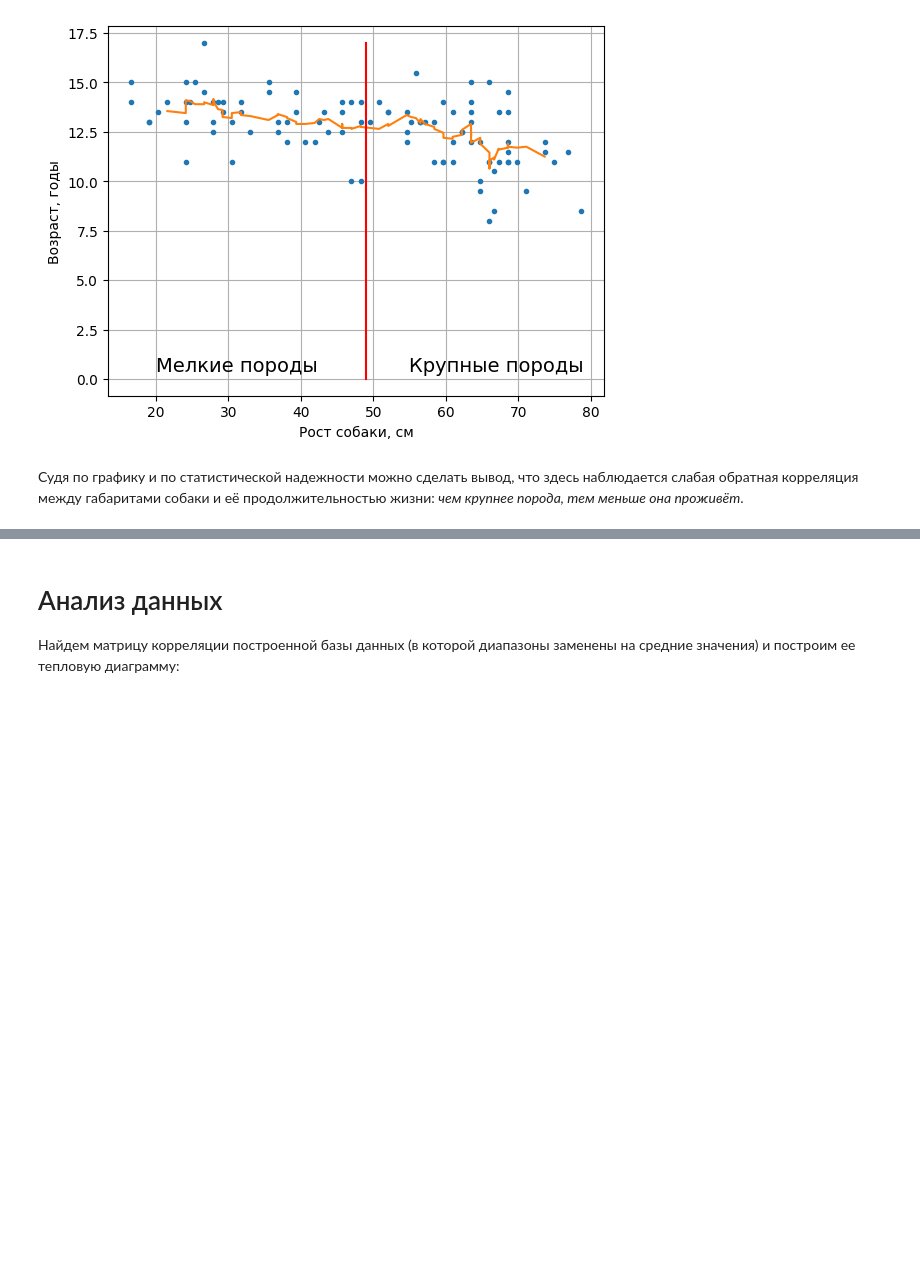
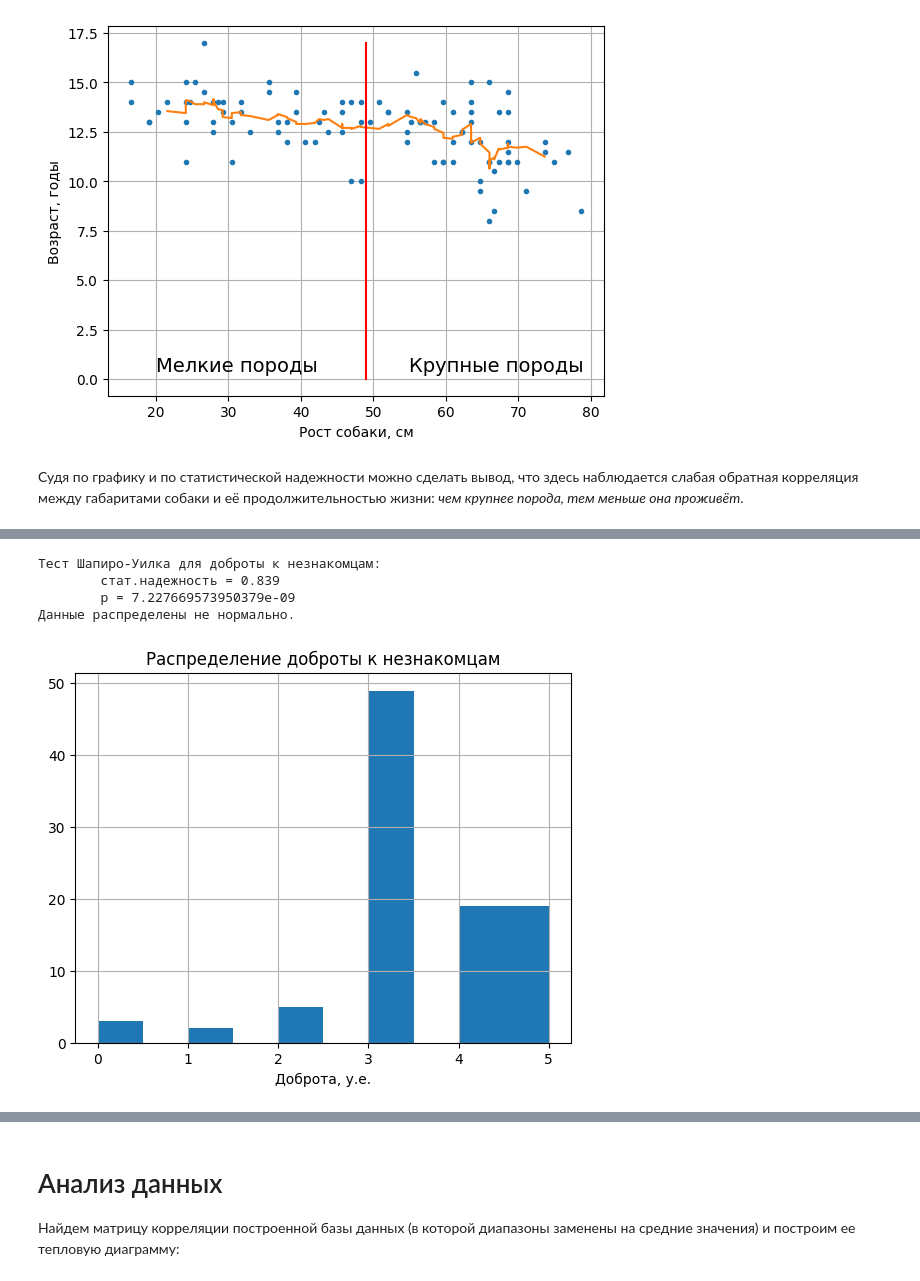
Before and after one commit to julproh/Analyz, a Jupyter notebook: Analiz_bazy_dannykh_porod_sobak.ipynb, the cells around one changed output, grey strips where cells are left out. Drawn from its saved outputs; the diff is of its cells as text; code cells hidden in the pictures; blank space fills up the shorter version.

```diff
--- a/Analiz_bazy_dannykh_porod_sobak.ipynb
+++ b/Analiz_bazy_dannykh_porod_sobak.ipynb
@@ -383,0 +405,8 @@ plt.show()
+# %%
+test_shapiro(df.good_with_strangers, "доброты к незнакомцам", "Доброта, у.е.")
+# %% [output]
+Тест Шапиро-Уилка для доброты к незнакомцам:
+        стат.надежность = 0.839
+        p = 7.227669573950379e-09
+Данные распределены не нормально.
+[figure, added]
```
Also changed, not shown: parts of 14 cells of this notebook.
